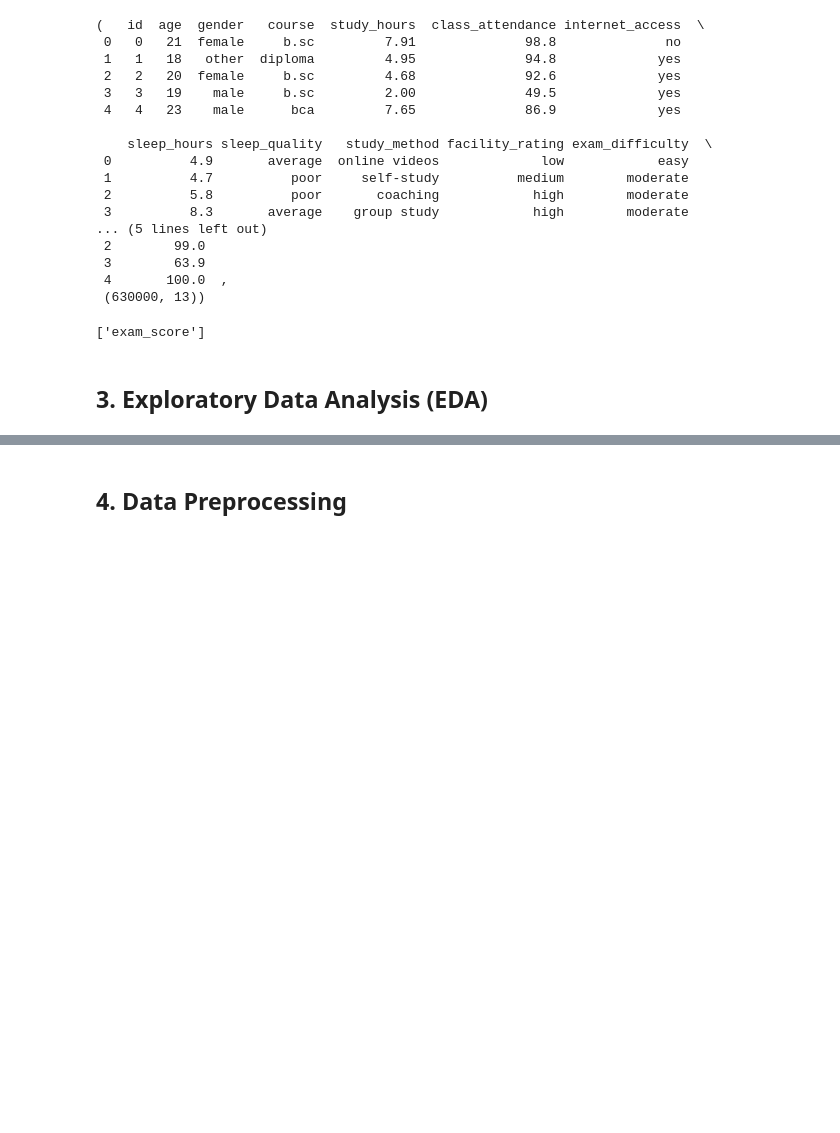
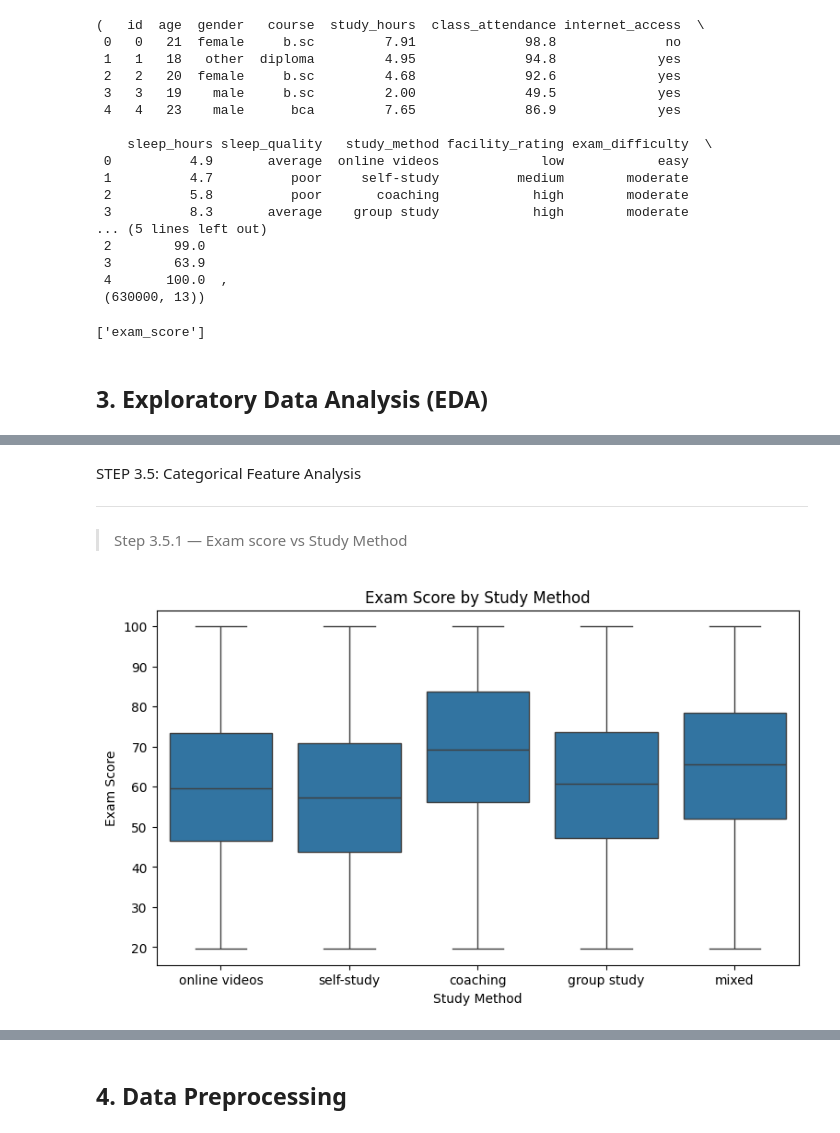
Before and after one commit to VirajMadushan/student-score-prediction, a Jupyter notebook: CIS6005_Predicting_Student_Test_Scores.ipynb, the cells around one changed output, grey strips where cells are left out. Drawn from its saved outputs; the diff is of its cells as text; code cells hidden in the pictures; blank space fills up the shorter version.

```diff
--- a/CIS6005_Predicting_Student_Test_Scores.ipynb
+++ b/CIS6005_Predicting_Student_Test_Scores.ipynb
@@ -102,0 +238,21 @@ target_col
+# %% [markdown]
+STEP 3.5: Categorical Feature Analysis
+
+---
+
+
+> Step 3.5.1 — Exam score vs Study Method
+# %%
+# Exam score vs study method
+plt.figure(figsize=(9,5))
+sns.boxplot(
+    data=train_df,
+    x="study_method",
+    y="exam_score"
+)
+plt.title("Exam Score by Study Method")
+plt.xlabel("Study Method")
+plt.ylabel("Exam Score")
+plt.show()
+# %% [output]
+[figure, added]
```
Also changed, not shown: parts of 29 cells of this notebook.
